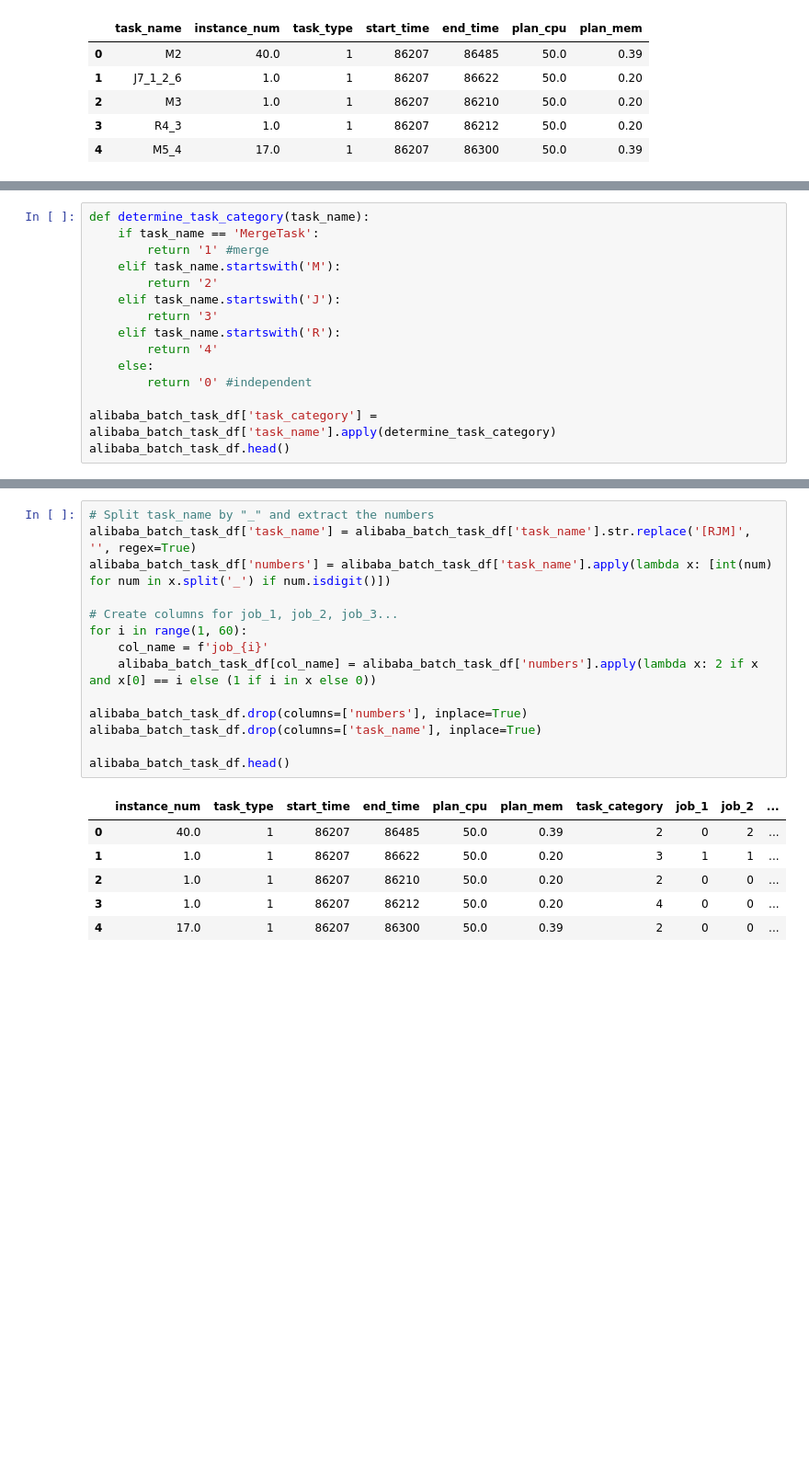
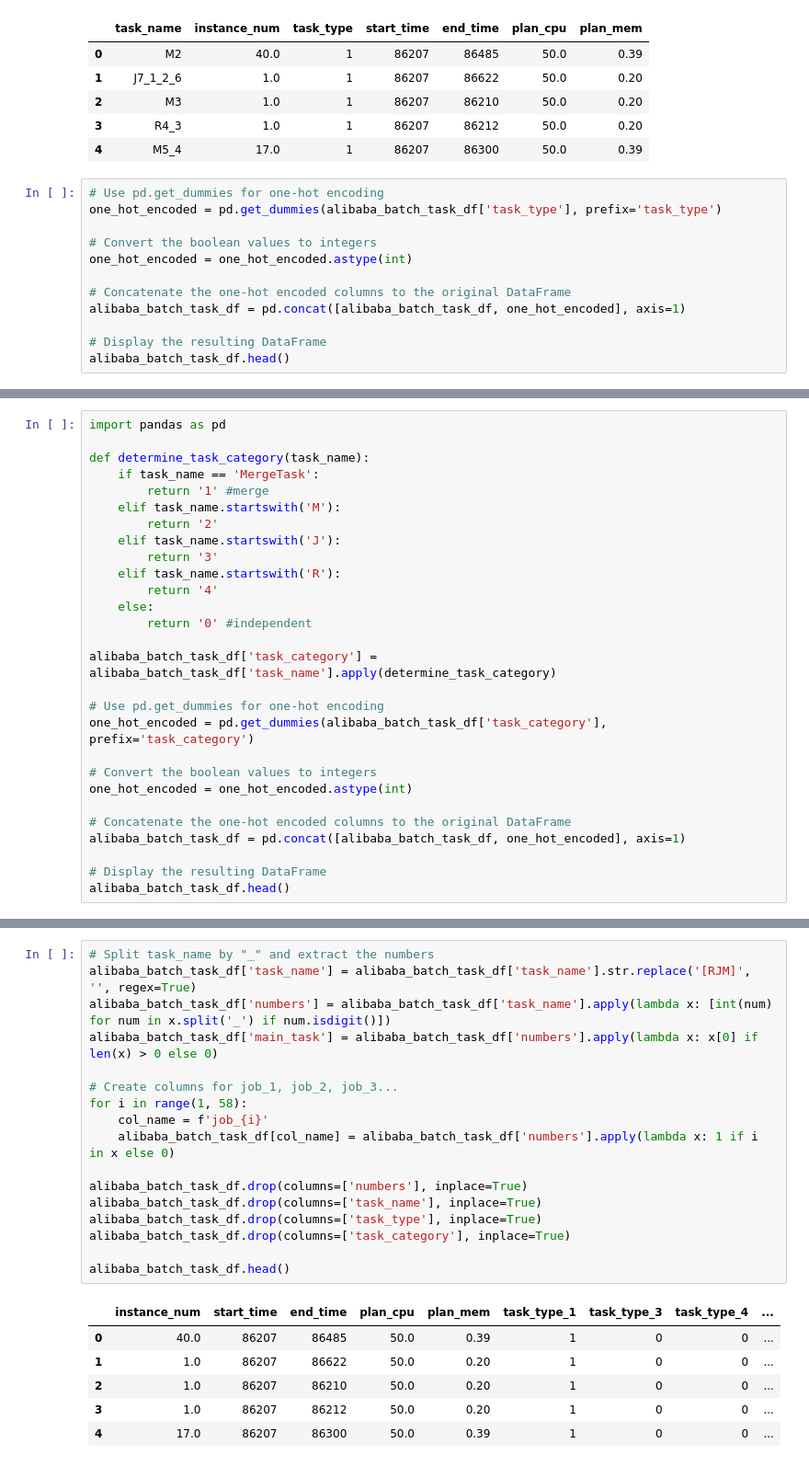
Before and after one commit to felescgon/graph-seq-2-seq-sandbox, a Jupyter notebook: data_preprocessing.ipynb, the cells around one changed output, grey strips where cells are left out. Shown: that part at 92% size. Drawn from its saved outputs; the diff is of its cells as text; blank space fills up the shorter version.

```diff
--- a/data_preprocessing.ipynb
+++ b/data_preprocessing.ipynb
@@ -44,3 +44,15 @@ alibaba_batch_task_df.head()
 | 2 | M3 | 1.0 | 1 | 86207 | 86210 | 50.0 | 0.20 |
 | 3 | R4_3 | 1.0 | 1 | 86207 | 86212 | 50.0 | 0.20 |
 | 4 | M5_4 | 17.0 | 1 | 86207 | 86300 | 50.0 | 0.39 |
+# %%
+# Use pd.get_dummies for one-hot encoding
+one_hot_encoded = pd.get_dummies(alibaba_batch_task_df['task_type'], prefix='task_type')
+
+# Convert the boolean values to integers
+one_hot_encoded = one_hot_encoded.astype(int)
+
+# Concatenate the one-hot encoded columns to the original DataFrame
+alibaba_batch_task_df = pd.concat([alibaba_batch_task_df, one_hot_encoded], axis=1)
+
+# Display the resulting DataFrame
+alibaba_batch_task_df.head()
@@ -47,4 +66,6 @@ alibaba_batch_task_df.head()
 # %%
+import pandas as pd
+
 def determine_task_category(task_name):
     if task_name == 'MergeTask':
         return '1' #merge
@@ -58,5 +79,16 @@ def determine_task_category(task_name):
         return '0' #independent
 
 alibaba_batch_task_df['task_category'] = alibaba_batch_task_df['task_name'].apply(determine_task_category)
+
+# Use pd.get_dummies for one-hot encoding
+one_hot_encoded = pd.get_dummies(alibaba_batch_task_df['task_category'], prefix='task_category')
+
+# Convert the boolean values to integers
+one_hot_encoded = one_hot_encoded.astype(int)
+
+# Concatenate the one-hot encoded columns to the original DataFrame
+alibaba_batch_task_df = pd.concat([alibaba_batch_task_df, one_hot_encoded], axis=1)
+
+# Display the resulting DataFrame
 alibaba_batch_task_df.head()
 # %% [output]
@@ -69,21 +102,24 @@ alibaba_batch_task_df.head()
 # %%
 # Split task_name by "_" and extract the numbers
 alibaba_batch_task_df['task_name'] = alibaba_batch_task_df['task_name'].str.replace('[RJM]', '', regex=True)
 alibaba_batch_task_df['numbers'] = alibaba_batch_task_df['task_name'].apply(lambda x: [int(num) for num in x.split('_') if num.isdigit()])
+alibaba_batch_task_df['main_task'] = alibaba_batch_task_df['numbers'].apply(lambda x: x[0] if len(x) > 0 else 0)
 
 # Create columns for job_1, job_2, job_3...
-for i in range(1, 60):
+for i in range(1, 58):
     col_name = f'job_{i}'
-    alibaba_batch_task_df[col_name] = alibaba_batch_task_df['numbers'].apply(lambda x: 2 if x and x[0] == i else (1 if i in x else 0))
+    alibaba_batch_task_df[col_name] = alibaba_batch_task_df['numbers'].apply(lambda x: 1 if i in x else 0)
 
 alibaba_batch_task_df.drop(columns=['numbers'], inplace=True)
 alibaba_batch_task_df.drop(columns=['task_name'], inplace=True)
+alibaba_batch_task_df.drop(columns=['task_type'], inplace=True)
+alibaba_batch_task_df.drop(columns=['task_category'], inplace=True)
 
 alibaba_batch_task_df.head()
 # %% [output]
-|  | instance_num | task_type | start_time | end_time | plan_cpu | plan_mem | task_category | job_1 | job_2 | ... |
-| 0 | 40.0 | 1 | 86207 | 86485 | 50.0 | 0.39 | 2 | 0 | 2 | ... |
-| 1 | 1.0 | 1 | 86207 | 86622 | 50.0 | 0.20 | 3 | 1 | 1 | ... |
-| 2 | 1.0 | 1 | 86207 | 86210 | 50.0 | 0.20 | 2 | 0 | 0 | ... |
-| 3 | 1.0 | 1 | 86207 | 86212 | 50.0 | 0.20 | 4 | 0 | 0 | ... |
-| 4 | 17.0 | 1 | 86207 | 86300 | 50.0 | 0.39 | 2 | 0 | 0 | ... |
+|  | instance_num | start_time | end_time | plan_cpu | plan_mem | task_type_1 | task_type_3 | task_type_4 | ... |
+| 0 | 40.0 | 86207 | 86485 | 50.0 | 0.39 | 1 | 0 | 0 | ... |
+| 1 | 1.0 | 86207 | 86622 | 50.0 | 0.20 | 1 | 0 | 0 | ... |
+| 2 | 1.0 | 86207 | 86210 | 50.0 | 0.20 | 1 | 0 | 0 | ... |
+| 3 | 1.0 | 86207 | 86212 | 50.0 | 0.20 | 1 | 0 | 0 | ... |
+| 4 | 17.0 | 86207 | 86300 | 50.0 | 0.39 | 1 | 0 | 0 | ... |
```
Also changed, not shown: parts of 7 cells of this notebook, 13 other files.
